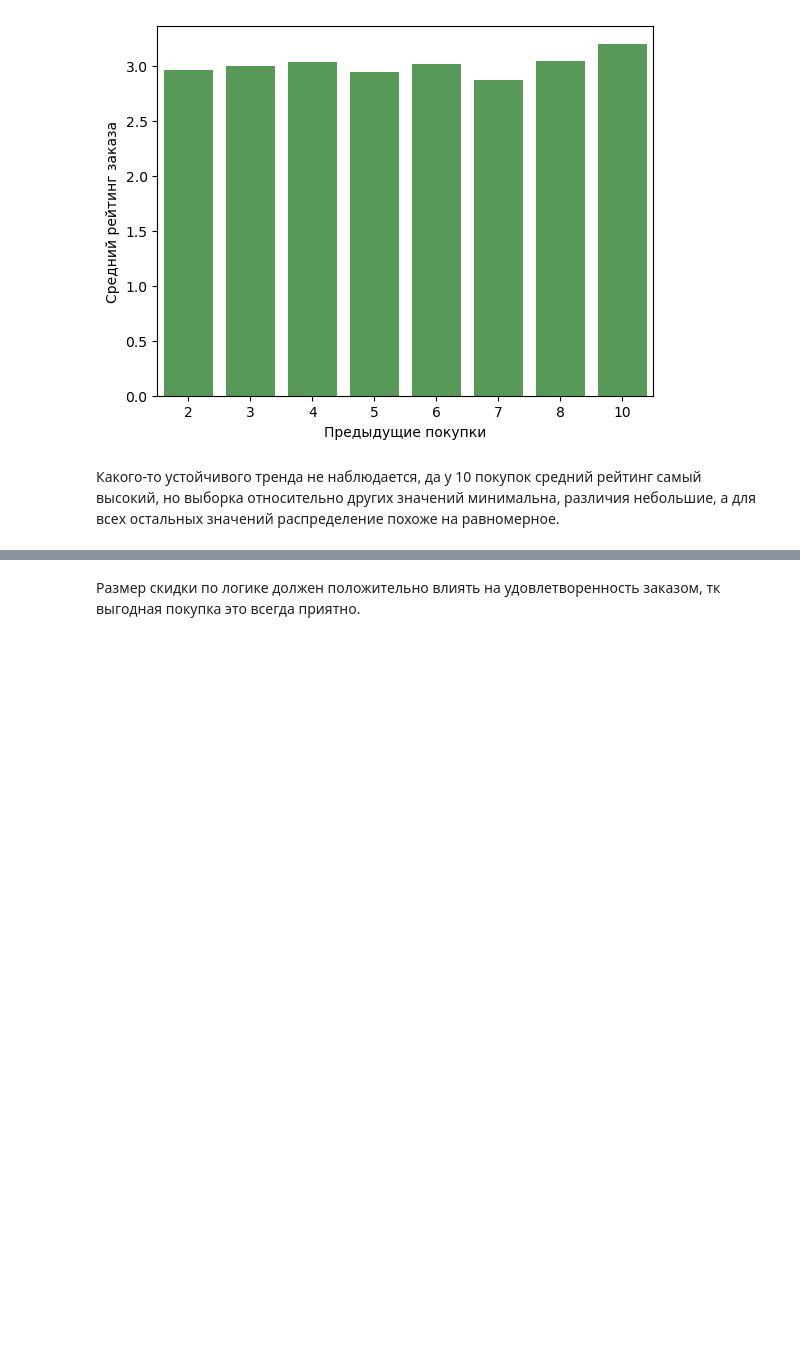
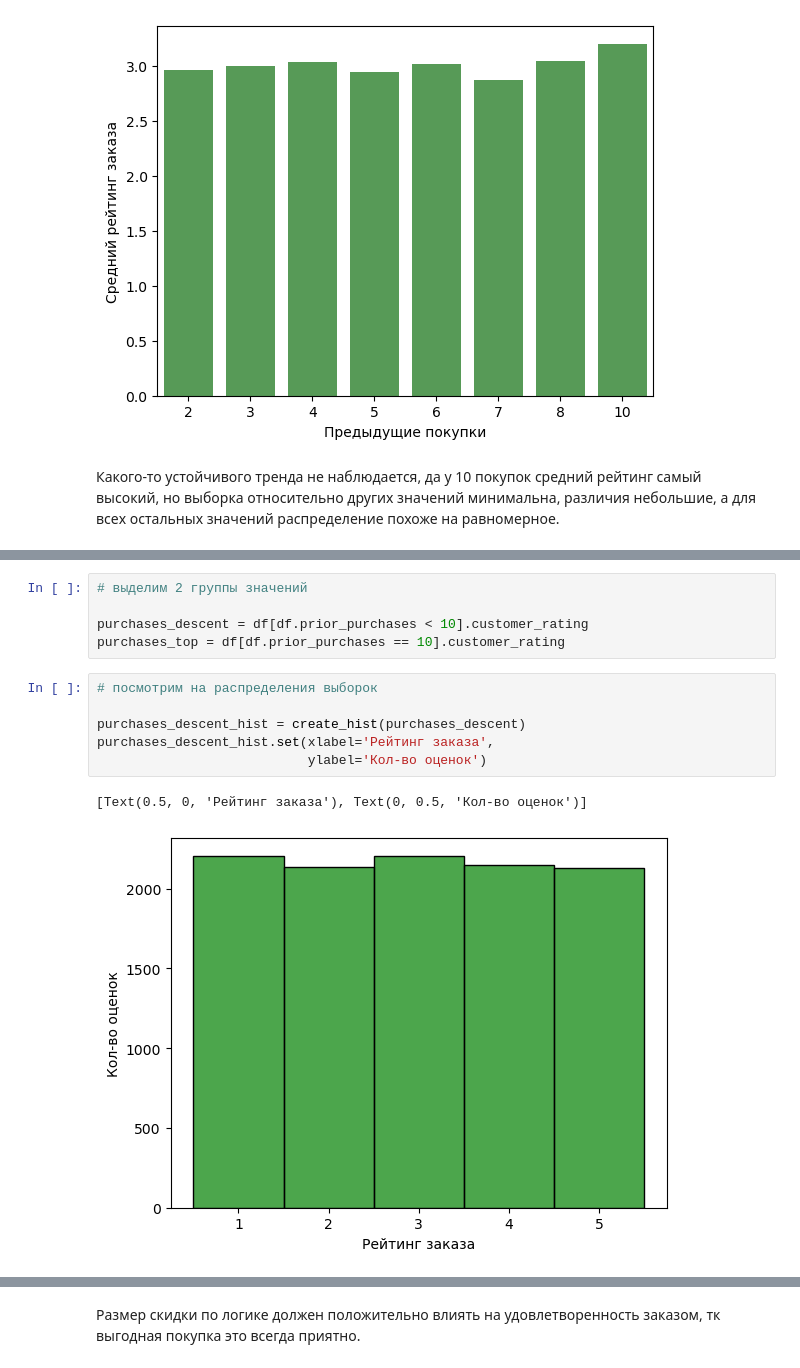
Before and after one commit to DmitriyRys/e_commerce_delivery, a Jupyter notebook: shipping_ecommerce_analysis.ipynb, the cells around one changed output, grey strips where cells are left out. Saved outputs shown, nothing was run; the diff lists cells and outputs as text; blank space fills up the shorter version.

```diff
--- a/shipping_ecommerce_analysis.ipynb
+++ b/shipping_ecommerce_analysis.ipynb
@@ -470,0 +480,14 @@ purchases_rating_bp.set(xlabel='Предыдущие покупки',
+# %%
+# выделим 2 группы значений
+
+purchases_descent = df[df.prior_purchases < 10].customer_rating
+purchases_top = df[df.prior_purchases == 10].customer_rating
+# %%
+# посмотрим на распределения выборок
+
+purchases_descent_hist = create_hist(purchases_descent)
+purchases_descent_hist.set(xlabel='Рейтинг заказа',
+                           ylabel='Кол-во оценок')
+# %% [output]
+[Text(0.5, 0, 'Рейтинг заказа'), Text(0, 0.5, 'Кол-во оценок')]
+[figure, added]
```
Also changed, not shown: parts of 26 cells of this notebook.
